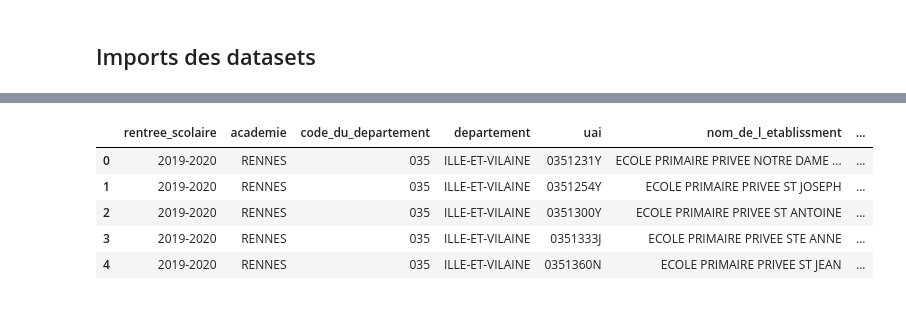
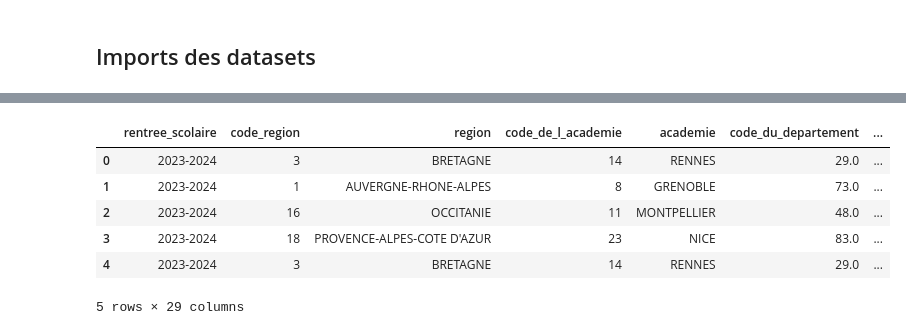
Before and after one commit to FlorentDaem/Data-Analysis-Education-Nationale, a Jupyter notebook: Analyse - Education.ipynb, the cells around one changed output, grey strips where cells are left out. Saved outputs shown, nothing was run; the diff lists cells and outputs as text; code cells hidden in the pictures.

```diff
--- a/Analyse - Education.ipynb
+++ b/Analyse - Education.ipynb
@@ -11,10 +49,11 @@ import numpy as np
 # %%
-data_ips_ecoles = pd.read_csv("data/fr-en-ips_ecoles_v2.csv", delimiter=";")
+data_ips_ecoles = pd.read_csv("data/donnees-ips-ecoles.csv", delimiter=";")
 data_ips_ecoles.head()
 # %% [output]
-|  | rentree_scolaire | academie | code_du_departement | departement | uai | nom_de_l_etablissment | ... |
-| 0 | 2019-2020 | RENNES | 035 | ILLE-ET-VILAINE | 0351231Y | ECOLE PRIMAIRE PRIVEE NOTRE DAME ... | ... |
-| 1 | 2019-2020 | RENNES | 035 | ILLE-ET-VILAINE | 0351254Y | ECOLE PRIMAIRE PRIVEE ST JOSEPH | ... |
-| 2 | 2019-2020 | RENNES | 035 | ILLE-ET-VILAINE | 0351300Y | ECOLE PRIMAIRE PRIVEE ST ANTOINE | ... |
-| 3 | 2019-2020 | RENNES | 035 | ILLE-ET-VILAINE | 0351333J | ECOLE PRIMAIRE PRIVEE STE ANNE | ... |
-| 4 | 2019-2020 | RENNES | 035 | ILLE-ET-VILAINE | 0351360N | ECOLE PRIMAIRE PRIVEE ST JEAN | ... |
+|  | rentree_scolaire | code_region | region | code_de_l_academie | academie | code_du_departement | ... |
+| 0 | 2023-2024 | 3 | BRETAGNE | 14 | RENNES | 29.0 | ... |
+| 1 | 2023-2024 | 1 | AUVERGNE-RHONE-ALPES | 8 | GRENOBLE | 73.0 | ... |
+| 2 | 2023-2024 | 16 | OCCITANIE | 11 | MONTPELLIER | 48.0 | ... |
+| 3 | 2023-2024 | 18 | PROVENCE-ALPES-COTE D'AZUR | 23 | NICE | 83.0 | ... |
+| 4 | 2023-2024 | 3 | BRETAGNE | 14 | RENNES | 29.0 | ... |
+5 rows × 29 columns
```
Also changed, not shown: parts of 20 cells of this notebook, 2 other files.
